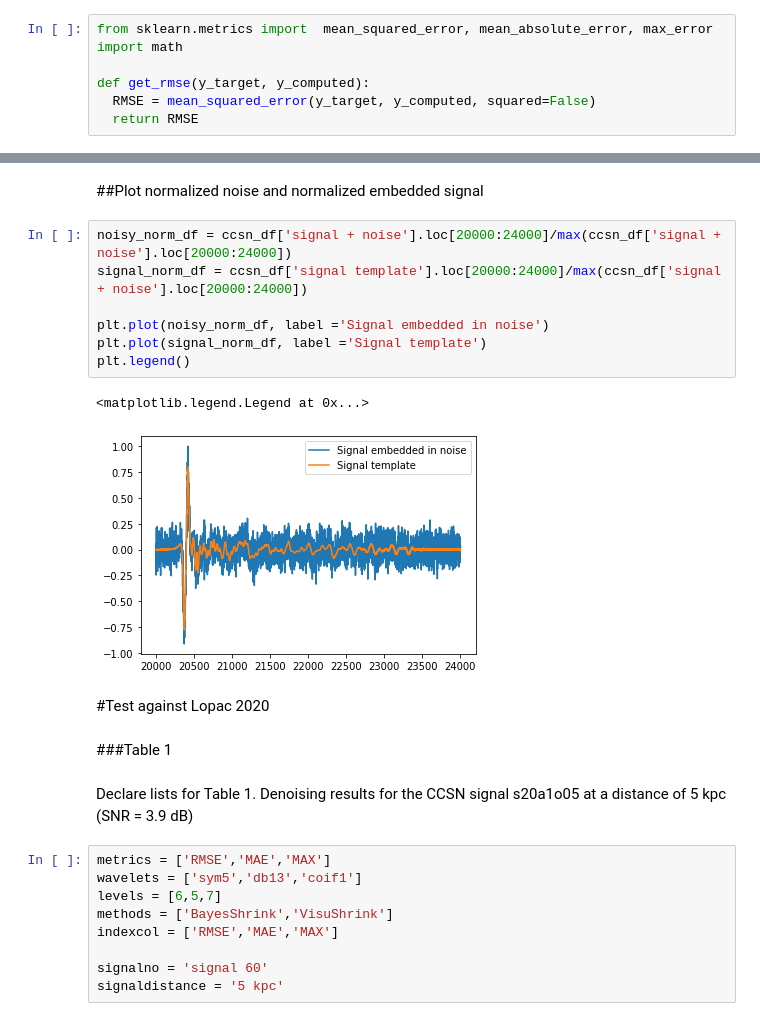
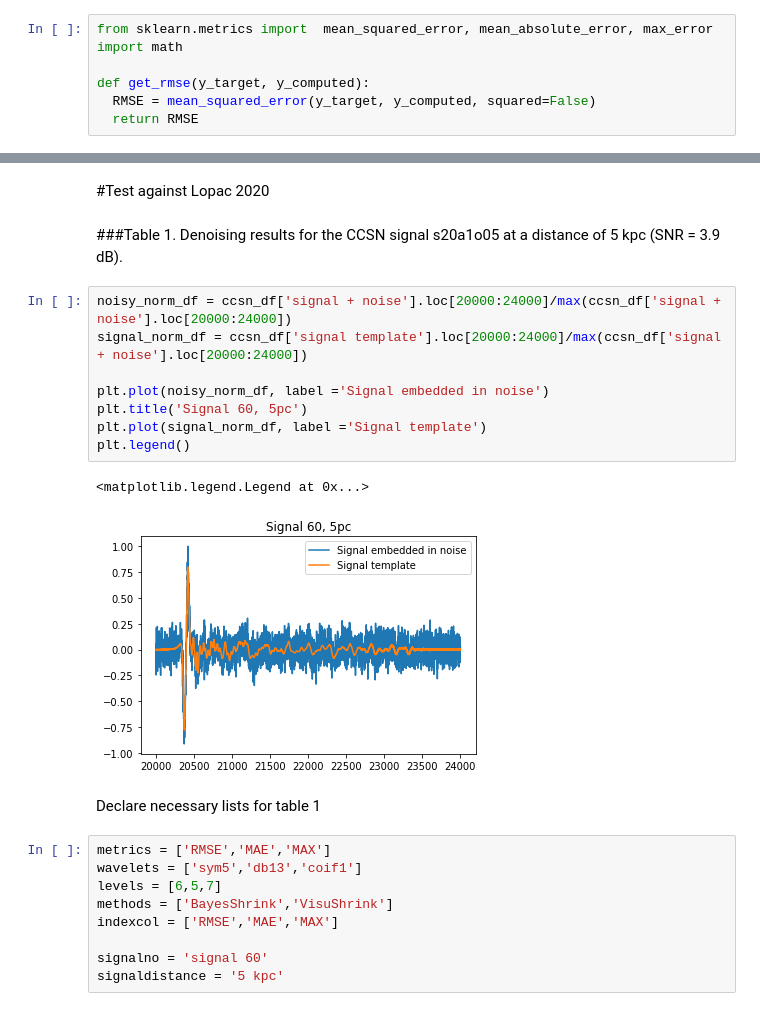
Before and after one commit to Calista-F/CCSN-gravitational-wave-denoising, a Jupyter notebook: 20220201_Lopac_(2020)_Table_recreations.ipynb, the cells around one changed output, grey strips where cells are left out. Drawn from its saved outputs; the diff is of its cells as text.

Commit message:
Recreated Tables 1-3

```diff
--- a/20220201_Lopac_(2020)_Table_recreations.ipynb
+++ b/20220201_Lopac_(2020)_Table_recreations.ipynb
@@ -53,24 +53,23 @@ ccsn_df = ccsn_df.iloc[1:]
 
 #make numeric
 ccsn_df = ccsn_df.apply(pd.to_numeric)
-# %% [markdown]
-##Plot normalized noise and normalized embedded signal
-# %%
-noisy_norm_df = ccsn_df['signal + noise'].loc[20000:24000]/max(ccsn_df['signal + noise'].loc[20000:24000])
-signal_norm_df = ccsn_df['signal template'].loc[20000:24000]/max(ccsn_df['signal + noise'].loc[20000:24000])
-
-plt.plot(noisy_norm_df, label ='Signal embedded in noise')
-plt.plot(signal_norm_df, label ='Signal template')
-plt.legend()
-# %% [output]
-<matplotlib.legend.Legend at 0x...>
-[figure, removed]
 # %% [markdown]
 #Test against Lopac 2020
-# %% [markdown]
-###Table 1
 # %% [markdown]
-Declare lists for Table 1. Denoising results for the CCSN signal s20a1o05 at a distance of 5 kpc (SNR = 3.9 dB)
+###Table 1. Denoising results for the CCSN signal s20a1o05 at a distance of 5 kpc (SNR = 3.9 dB).
+# %%
+noisy_norm_df = ccsn_df['signal + noise'].loc[20000:24000]/max(ccsn_df['signal + noise'].loc[20000:24000])
+signal_norm_df = ccsn_df['signal template'].loc[20000:24000]/max(ccsn_df['signal + noise'].loc[20000:24000])
+
+plt.plot(noisy_norm_df, label ='Signal embedded in noise')
+plt.title('Signal 60, 5pc')
+plt.plot(signal_norm_df, label ='Signal template')
+plt.legend()
+# %% [output]
+<matplotlib.legend.Legend at 0x...>
+[figure, added]
+# %% [markdown]
+Declare necessary lists for table 1
 # %%
 metrics = ['RMSE','MAE','MAX']
 wavelets = ['sym5','db13','coif1']
```
Also changed, not shown: parts of 27 cells of this notebook.
